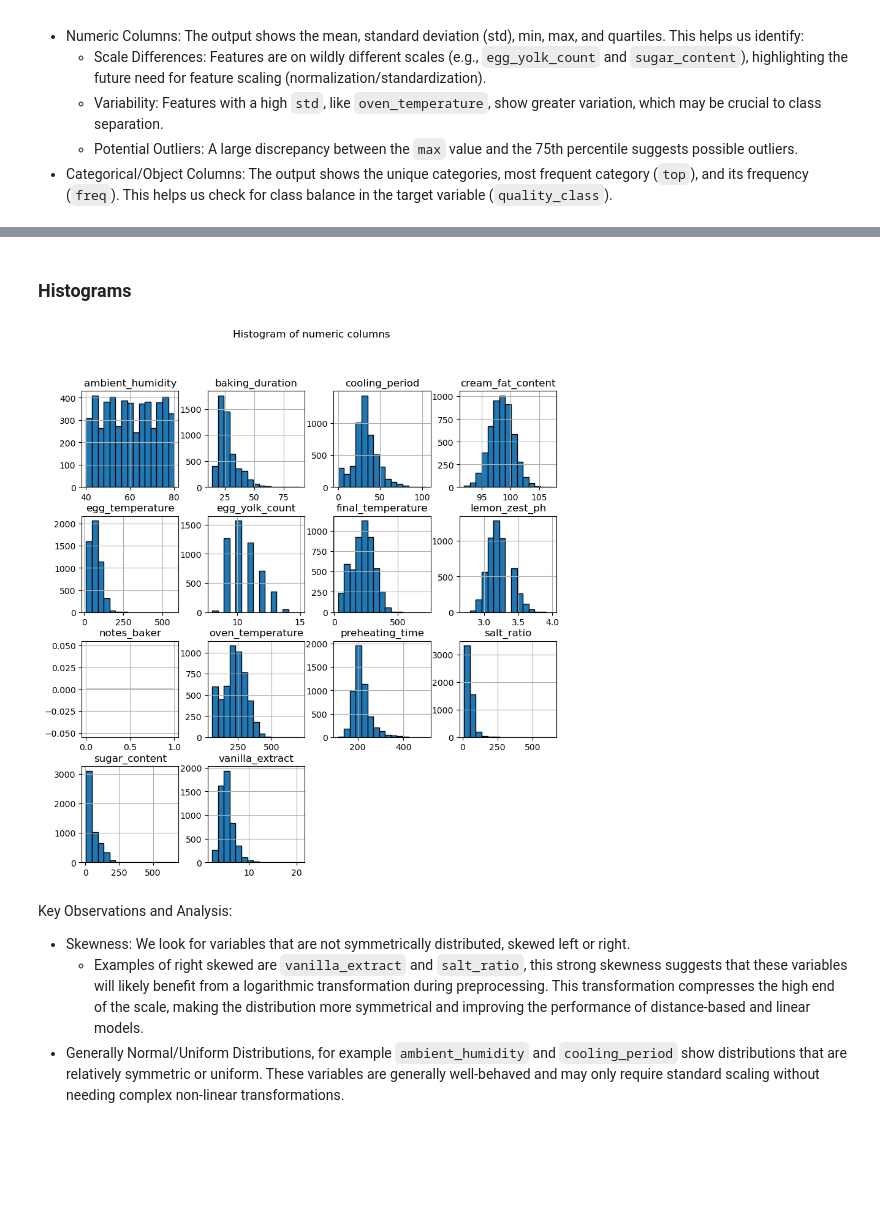
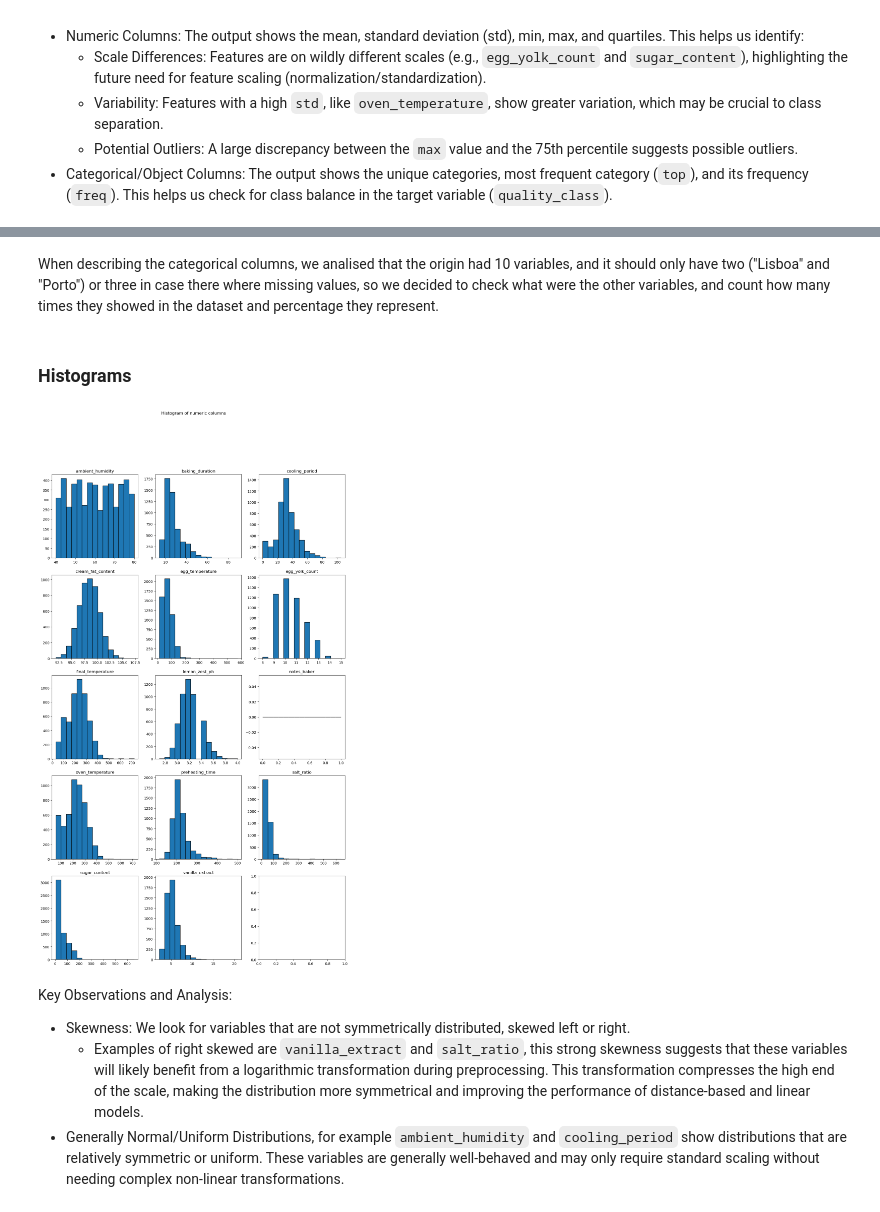
Before and after one commit to afonsolince06/Machine_Learning_Project, a Jupyter notebook: notebook1_f.ipynb, the cells around one changed output, grey strips where cells are left out. Saved outputs shown, nothing was run; the diff lists cells and outputs as text; code cells hidden in the pictures; blank space fills up the shorter version.

```diff
--- a/notebook1_f.ipynb
+++ b/notebook1_f.ipynb
@@ -177,11 +220,20 @@ For categorical data, we check the unique value counts and most frequent categor
+# %% [markdown]
+When describing the categorical columns, we analised that the origin had 10 variables, and it should only have two ("Lisboa" and "Porto") or three in case there where missing values, so we decided to check what were the other variables, and count how many times they showed in the dataset and percentage they represent.
 # %% [markdown]
 ### Histograms
 # %%
-cols_number.hist(bins=15, figsize=(10, 10), edgecolor='black')
+n_cols = 3
+n_rows = math.ceil(len(cols_number.columns) / n_cols)
+fig, axes = plt.subplots(n_rows, n_cols, figsize=(15, 5 * n_rows))
+for i, column in enumerate(cols_number.columns):
+    ax = axes[i // n_cols, i % n_cols]
+    cols_number[column].hist(bins=15, edgecolor='black', grid=False, ax=ax)
+    ax.set_title(column)
+
 plt.suptitle('Histogram of numeric columns')
 plt.show()
 # %% [output]
-[figure, old version]
+[figure, new version]
 # %% [markdown]
 Key Observations and Analysis:
 - Skewness: We look for variables that are not symmetrically distributed, skewed left or right.
```
Also changed, not shown: parts of 9 cells of this notebook.
